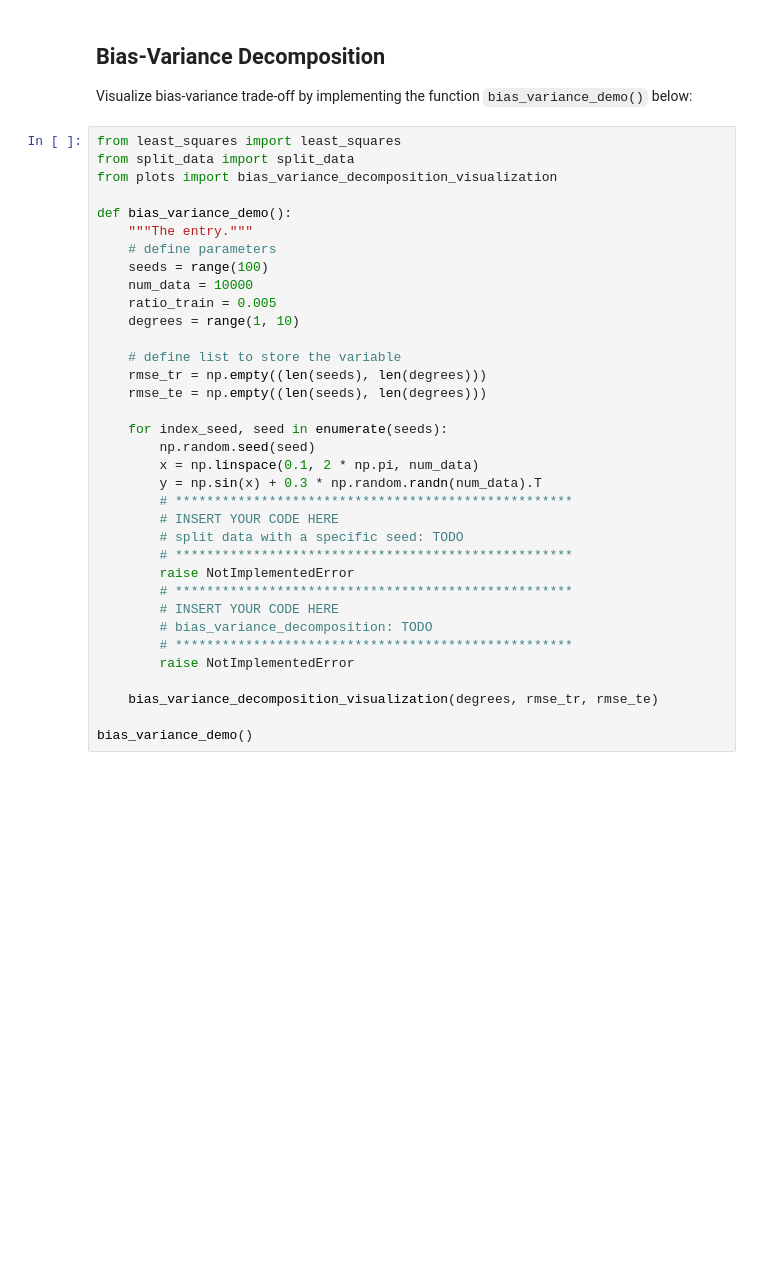
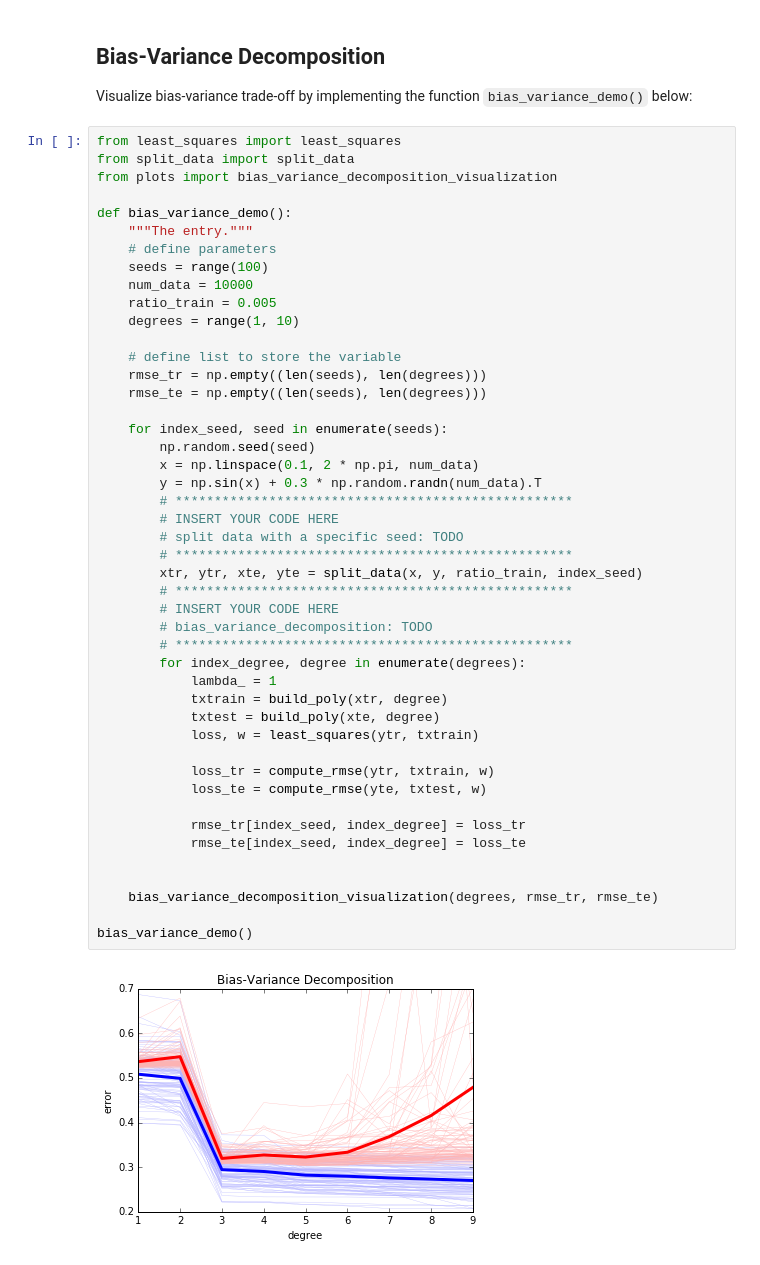
Before and after one commit to jmuth/ML_course, a Jupyter notebook: labs/ex04/template/ex04.ipynb, the cells around one changed output. Cells and saved outputs as stored; diff of their text form; blank space fills up the shorter version.

```diff
--- a/labs/ex04/template/ex04.ipynb
+++ b/labs/ex04/template/ex04.ipynb
@@ -86,32 +106,45 @@ from split_data import split_data
 from plots import bias_variance_decomposition_visualization
 
 def bias_variance_demo():
     """The entry."""
     # define parameters
     seeds = range(100)
     num_data = 10000
     ratio_train = 0.005
     degrees = range(1, 10)
 
     # define list to store the variable
     rmse_tr = np.empty((len(seeds), len(degrees)))
     rmse_te = np.empty((len(seeds), len(degrees)))
 
     for index_seed, seed in enumerate(seeds):
         np.random.seed(seed)
         x = np.linspace(0.1, 2 * np.pi, num_data)
         y = np.sin(x) + 0.3 * np.random.randn(num_data).T
         # ***************************************************
         # INSERT YOUR CODE HERE
         # split data with a specific seed: TODO
         # ***************************************************
-        raise NotImplementedError
+        xtr, ytr, xte, yte = split_data(x, y, ratio_train, index_seed)
         # ***************************************************
         # INSERT YOUR CODE HERE
         # bias_variance_decomposition: TODO
         # ***************************************************
-        raise NotImplementedError
+        for index_degree, degree in enumerate(degrees):
+            lambda_ = 1
+            txtrain = build_poly(xtr, degree)
+            txtest = build_poly(xte, degree)
+            loss, w = least_squares(ytr, txtrain)
+
+            loss_tr = compute_rmse(ytr, txtrain, w)
+            loss_te = compute_rmse(yte, txtest, w)
+
+            rmse_tr[index_seed, index_degree] = loss_tr
+            rmse_te[index_seed, index_degree] = loss_te
+
 
     bias_variance_decomposition_visualization(degrees, rmse_tr, rmse_te)
 
 bias_variance_demo()
+# %% [output]
+[figure, added]
```
Also changed, not shown: parts of 2 cells of this notebook, 5 other files.
